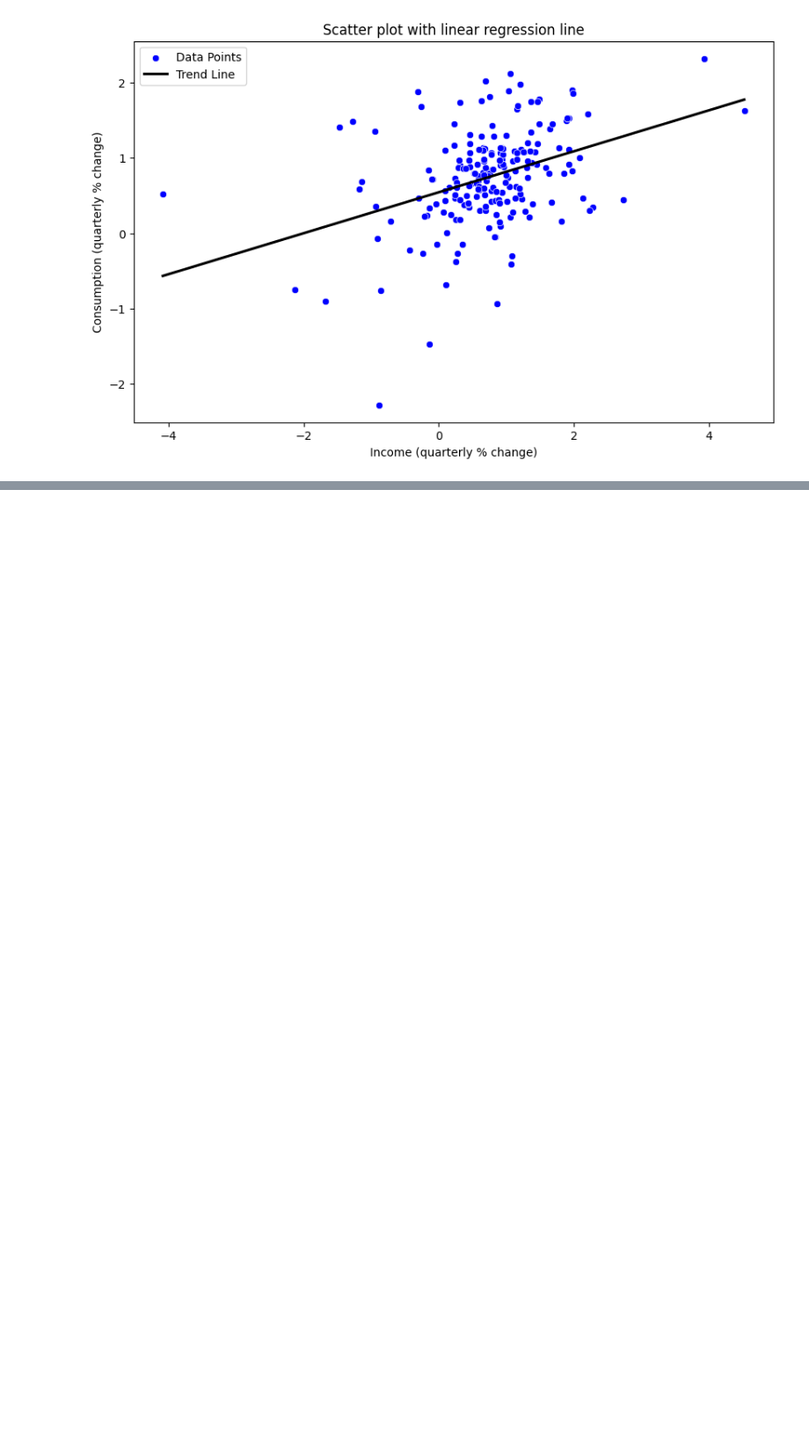
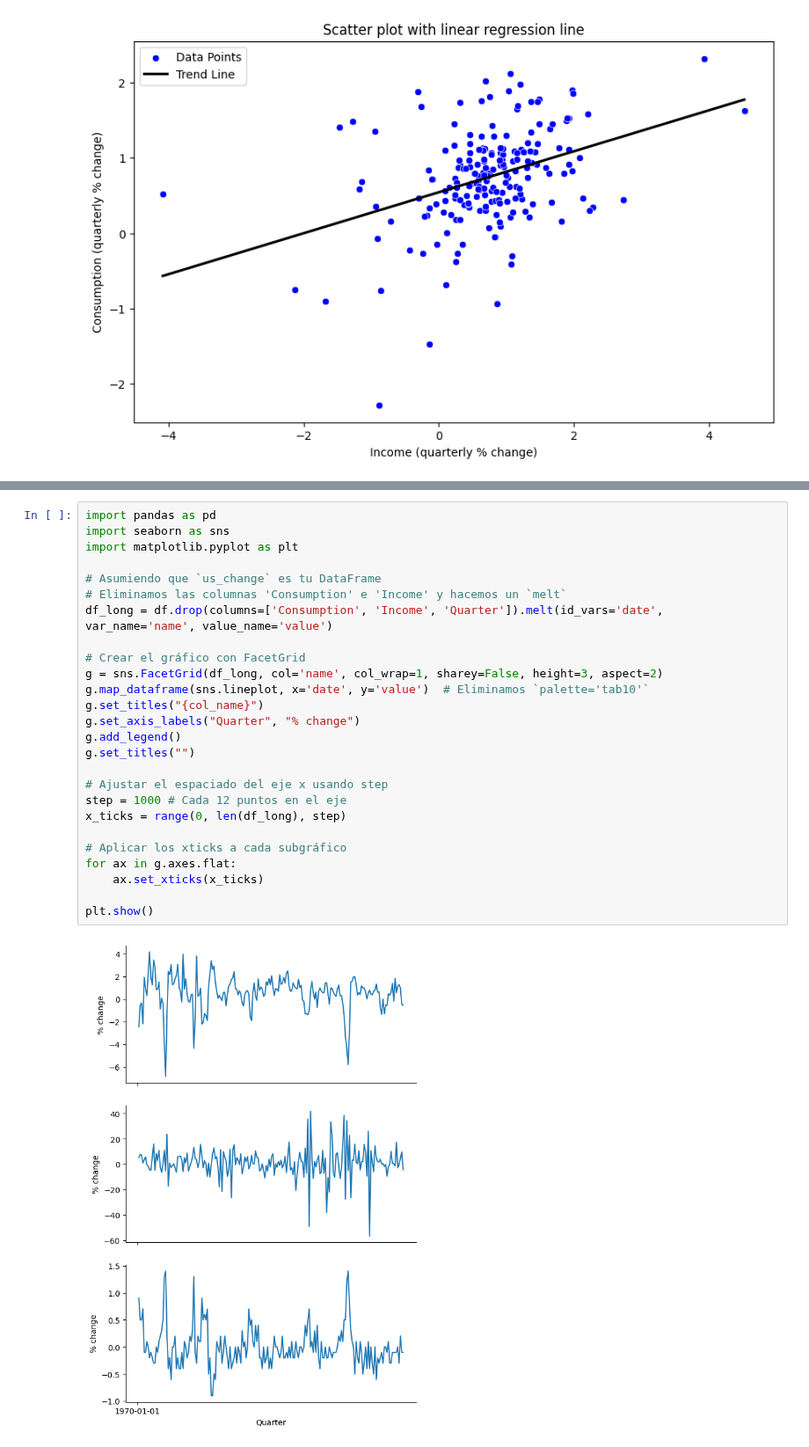
Before and after one commit to DavidGuzzi/TSA, a Jupyter notebook: Forecasting Principles and Practice 3rd/2/7.ipynb, the cells around one changed output, grey strips where cells are left out. Shown at 88% size. Saved outputs shown, nothing was run; the diff lists cells and outputs as text; blank space fills up the shorter version.

```diff
--- a/Forecasting Principles and Practice 3rd/2/7.ipynb
+++ b/Forecasting Principles and Practice 3rd/2/7.ipynb
@@ -115,3 +115,31 @@ OLS Regression Results
 | Kurtosis: | 4.964 | Cond. No. | 2.13 |
 Notes:
 [1] Standard Errors assume that the covariance matrix of the errors is correctly specified.
+# %%
+import pandas as pd
+import seaborn as sns
+import matplotlib.pyplot as plt
+
+# Asumiendo que `us_change` es tu DataFrame
+# Eliminamos las columnas 'Consumption' e 'Income' y hacemos un `melt`
+df_long = df.drop(columns=['Consumption', 'Income', 'Quarter']).melt(id_vars='date', var_name='name', value_name='value')
+
+# Crear el gráfico con FacetGrid
+g = sns.FacetGrid(df_long, col='name', col_wrap=1, sharey=False, height=3, aspect=2)
+g.map_dataframe(sns.lineplot, x='date', y='value')  # Eliminamos `palette='tab10'`
+g.set_titles("{col_name}")
+g.set_axis_labels("Quarter", "% change")
+g.add_legend()
+g.set_titles("")
+
+# Ajustar el espaciado del eje x usando step
+step = 1000 # Cada 12 puntos en el eje
+x_ticks = range(0, len(df_long), step)
+
+# Aplicar los xticks a cada subgráfico
+for ax in g.axes.flat:
+    ax.set_xticks(x_ticks)
+
+plt.show()
+# %% [output]
+[figure, added]
```
Also changed, not shown: parts of 2 cells of this notebook.
